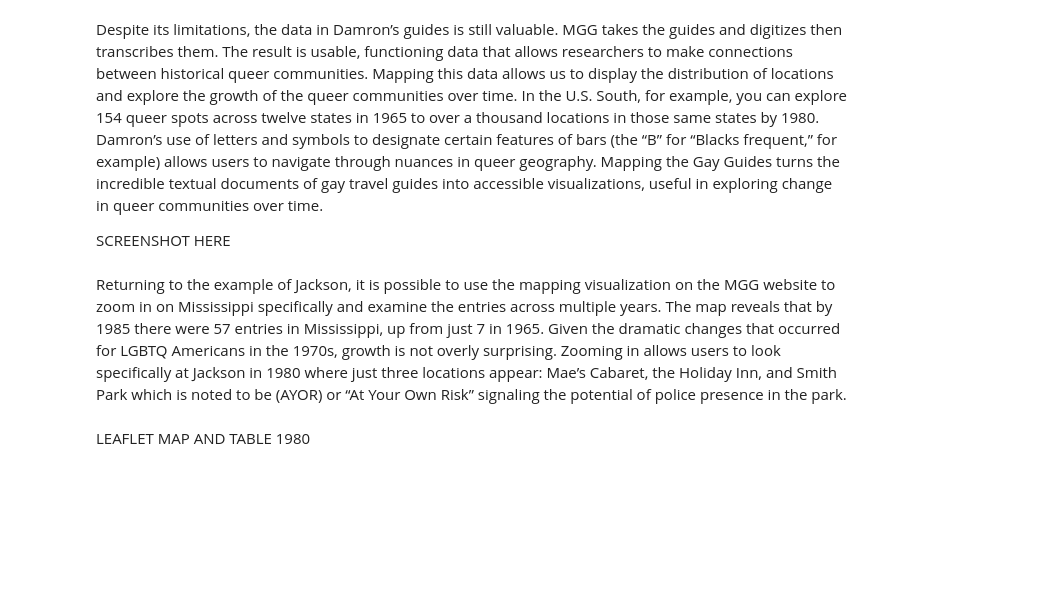
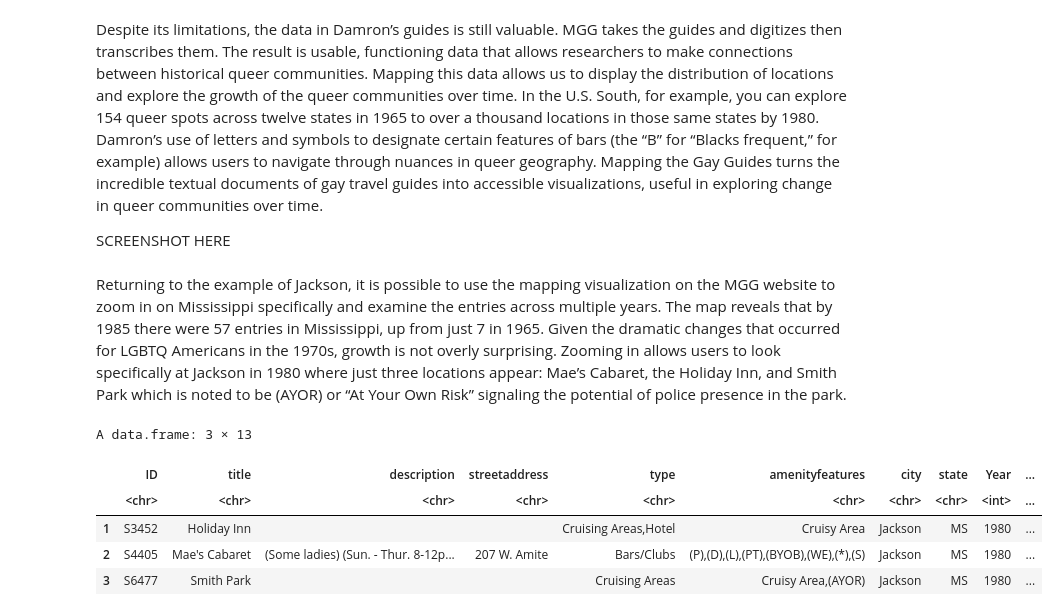
Before and after one commit to regan008/mggjdh, a Jupyter notebook: author_guideline_template.ipynb, the cells around one changed output. Saved outputs shown, nothing was run; the diff lists cells and outputs as text; code cells hidden in the pictures; blank space fills up the shorter version.

Commit message:
data table jackson 1980. TO DO: leaflet map

```diff
--- a/author_guideline_template.ipynb
+++ b/author_guideline_template.ipynb
@@ -61,5 +61,15 @@ Despite its limitations, the data in Damron’s guides is still valuable. MGG ta
 SCREENSHOT HERE
 # %% [markdown]
 Returning to the example of Jackson, it is possible to use the mapping visualization on the MGG website to zoom in on Mississippi specifically and examine the entries across multiple years. The map reveals that by 1985 there were 57 entries in Mississippi, up from just 7 in 1965. Given the dramatic changes that occurred for LGBTQ Americans in the 1970s, growth is not overly surprising. Zooming in allows users to look specifically at Jackson in 1980 where just three locations appear: Mae’s Cabaret, the Holiday Inn, and Smith Park which is noted to be (AYOR) or “At Your Own Risk” signaling the potential of police presence in the park.
-# %% [markdown]
-LEAFLET MAP AND TABLE 1980
+# %%
+#LEAFLET MAP AND TABLE 1980
+
+jackson.1980 <- mgg %>% filter(city == "Jackson" & state == "MS" & Year == 1980)
+head(jackson.1980)
+# %% [output]
+A data.frame: 3 × 13
+|  | ID | title | description | streetaddress | type | amenityfeatures | city | state | Year | ... |
+|  | <chr> | <chr> | <chr> | <chr> | <chr> | <chr> | <chr> | <chr> | <int> | ... |
+| 1 | S3452 | Holiday Inn |  |  | Cruising Areas,Hotel | Cruisy Area | Jackson | MS | 1980 | ... |
+| 2 | S4405 | Mae's Cabaret | (Some ladies) (Sun. - Thur. 8-12p... | 207 W. Amite | Bars/Clubs | (P),(D),(L),(PT),(BYOB),(WE),(*),(S) | Jackson | MS | 1980 | ... |
+| 3 | S6477 | Smith Park |  |  | Cruising Areas | Cruisy Area,(AYOR) | Jackson | MS | 1980 | ... |
```
